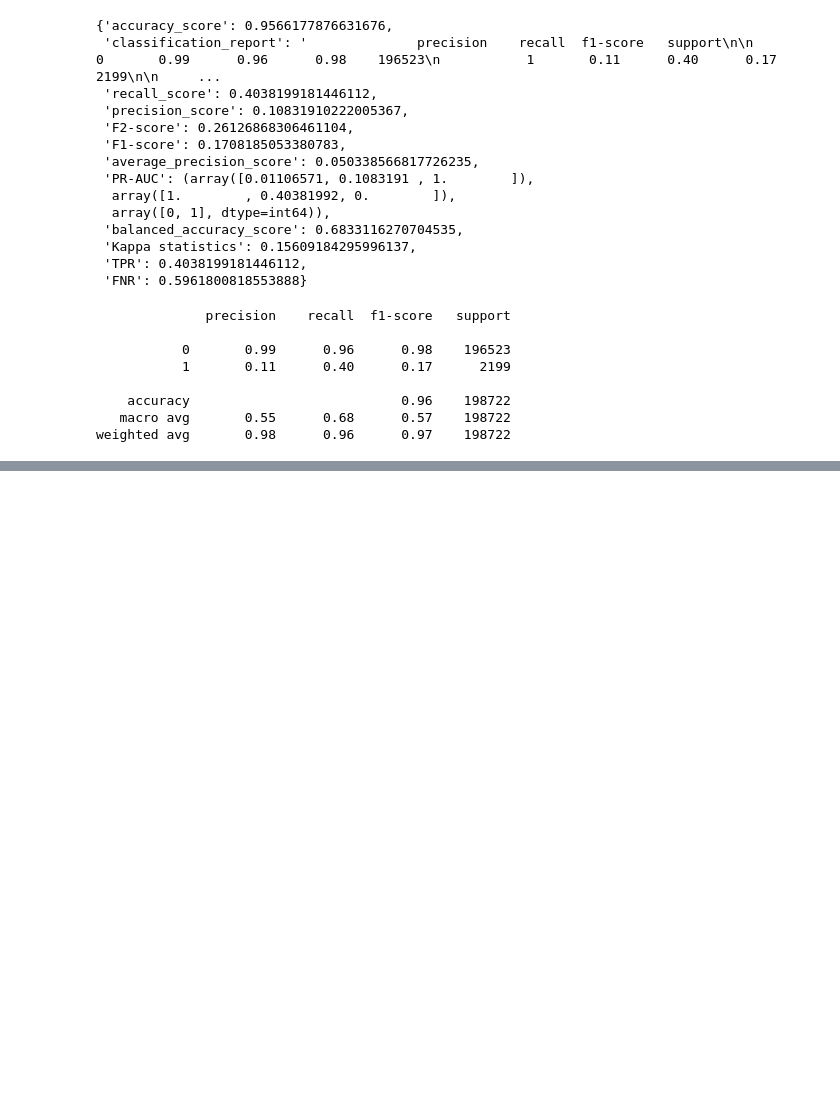
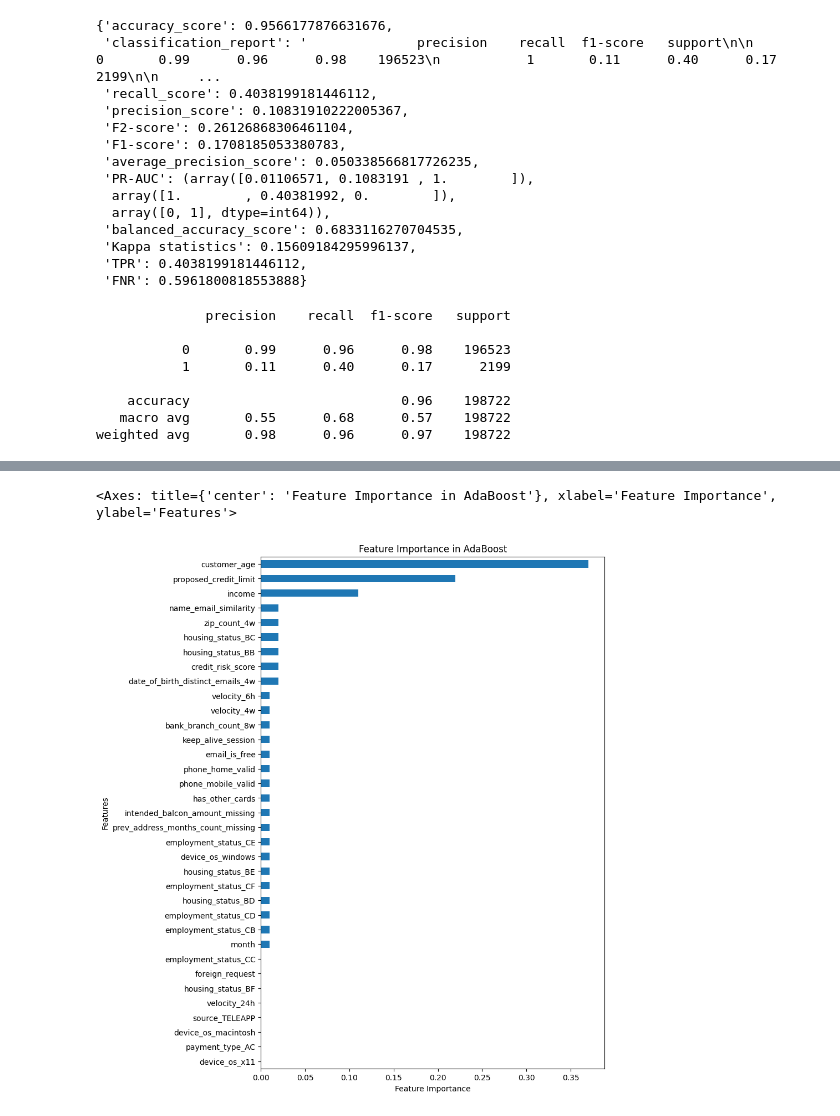
Before and after one commit to EdwardLimJH/Fraud-Hackathon, a Jupyter notebook: AdaBoost_Model_Tuning.ipynb, the cells around one changed output, grey strips where cells are left out. Drawn from its saved outputs; the diff is of its cells as text; code cells hidden in the pictures; blank space fills up the shorter version.

```diff
--- a/AdaBoost_Model_Tuning.ipynb
+++ b/AdaBoost_Model_Tuning.ipynb
@@ -404,0 +445,11 @@ weighted avg       0.98      0.96      0.97    198722
+# %%
+feat_importance = ada_tune_train.best_estimator_.named_steps['adaboostclassifier'].feature_importances_
+feat_names = ada_tune_train.best_estimator_.named_steps['adaboostclassifier'].feature_names_in_
+
+feat_importances_series = pd.Series(feat_importance, index=feat_names).sort_values()
+feat_importances_series.plot(kind='barh', figsize=(8,12),
+                             title='Feature Importance in AdaBoost',
+                             xlabel='Feature Importance', ylabel='Features')
+# %% [output]
+<Axes: title={'center': 'Feature Importance in AdaBoost'}, xlabel='Feature Importance', ylabel='Features'>
+[figure, added]
```
Also changed, not shown: parts of 6 cells of this notebook.
